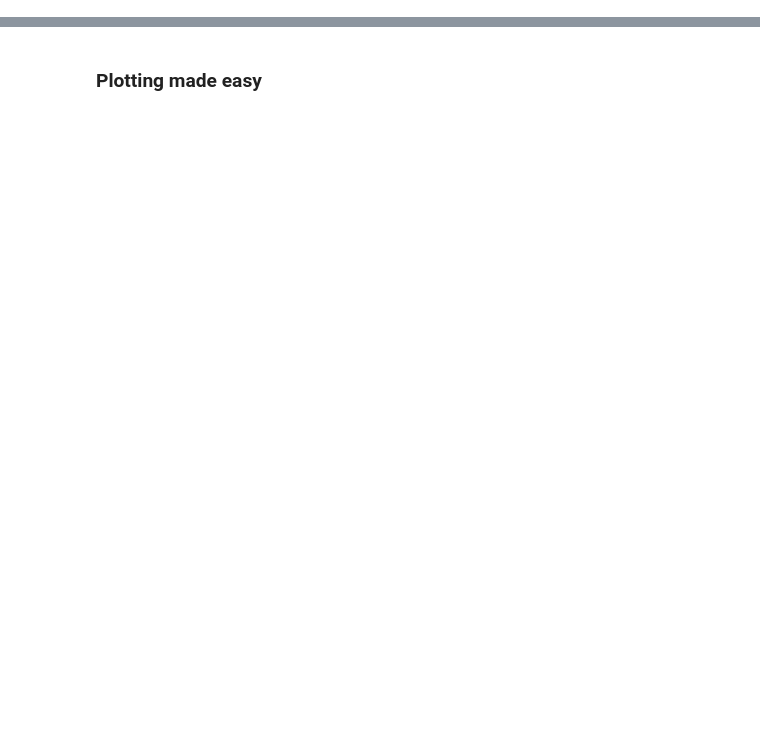
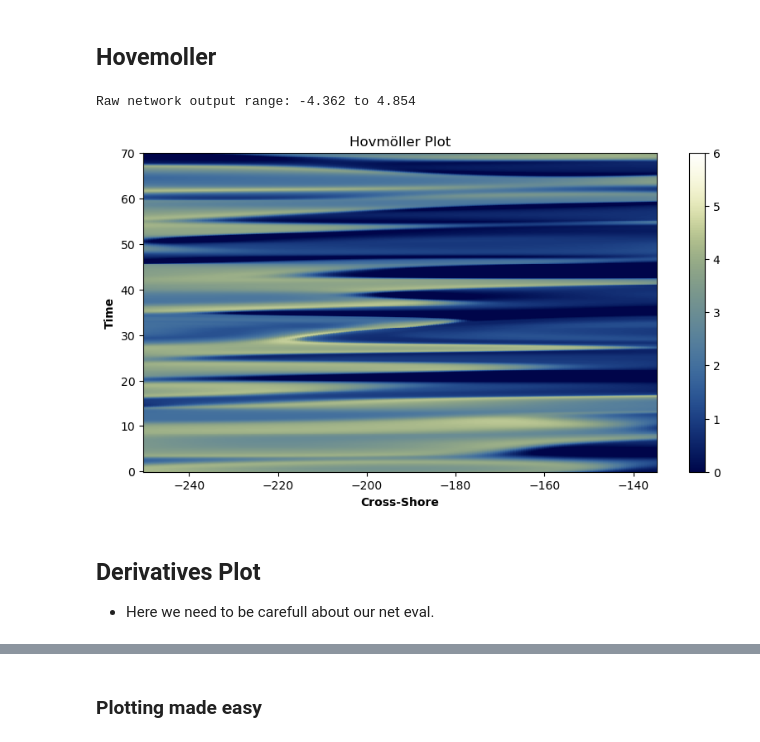
Before and after one commit to davebobculver/siren-sea-surface-code, a Jupyter notebook: net_plots.ipynb, the cells around one changed output, grey strips where cells are left out. Cells and saved outputs as stored; diff of their text form; code cells hidden in the pictures; blank space fills up the shorter version.

```diff
--- a/net_plots.ipynb
+++ b/net_plots.ipynb
@@ -0,0 +138,33 @@
+# %% [markdown]
+## Hovemoller
+# %%
+'Hovomollar plot'
+device = 'cpu'
+
+x = torch.linspace(-250, -135, 200)
+y = -162.5
+t = torch.linspace(0,70 , 400)
+X, T = torch.meshgrid(x, t, indexing='ij')
+grid_xyt = torch.stack((X.flatten(), torch.ones(X.numel()).to(device)*y, T.flatten()), dim=-1).to(device)
+
+evalulator = Evaluator(net = net, scalers= model['scalers'], inputs=grid_xyt)
+
+with torch.no_grad():
+    pred = evalulator.net_eval()
+
+    Z = pred[:,0].reshape(X.shape)
+
+fig, ax = plt.subplots(figsize=(10,5))
+im = ax.pcolormesh(X, T, Z, cmap=cmc.davos, shading='auto', vmin = 0, vmax =6)
+plt.colorbar(im, ax=ax)
+ax.set_xlabel('Cross-Shore', fontweight = 'bold')
+ax.set_ylabel('Time', fontweight = 'bold')
+ax.set_title('Hovmöller Plot')
+plt.savefig('../latex/overleaf/figures/hovmoller_plot.pdf', dpi=300, bbox_inches='tight')
+# %% [output]
+Raw network output range: -4.362 to 4.854
+[figure, added]
+# %% [markdown]
+## Derivatives Plot
+
+- Here we need to be carefull about our net eval.
```
Also changed, not shown: parts of 17 cells of this notebook, 7 other files.
